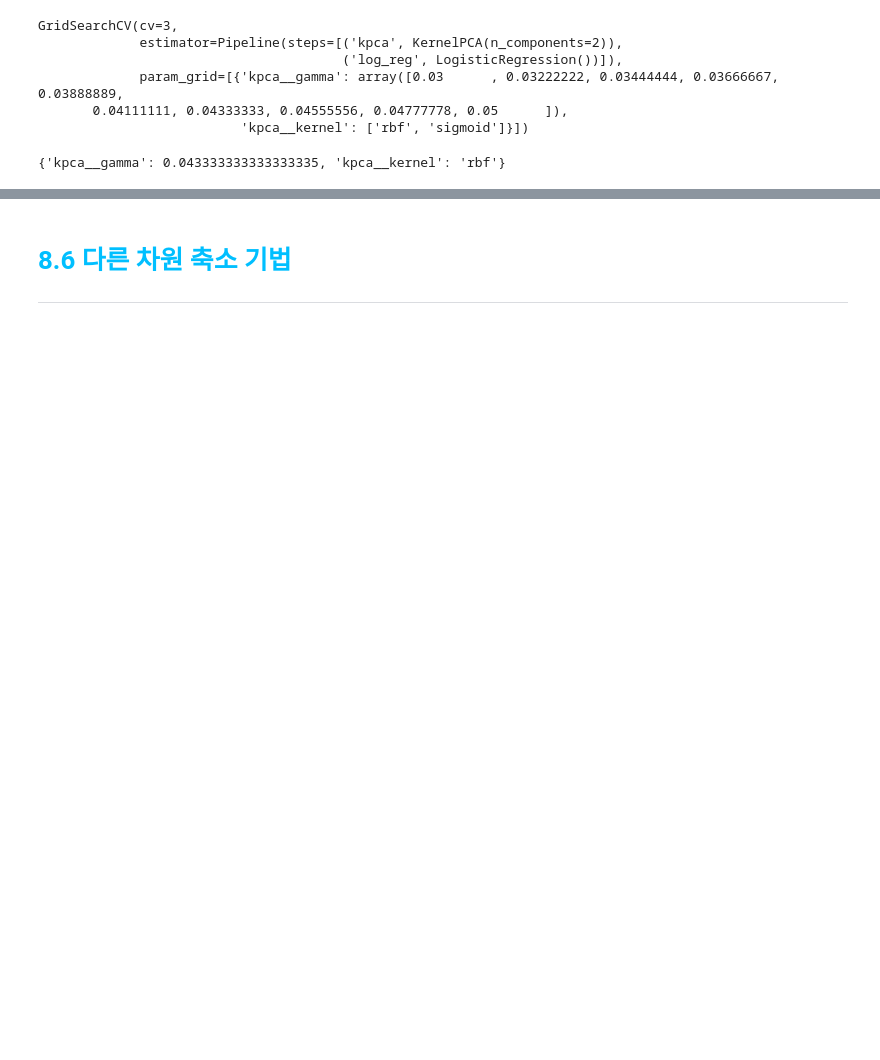
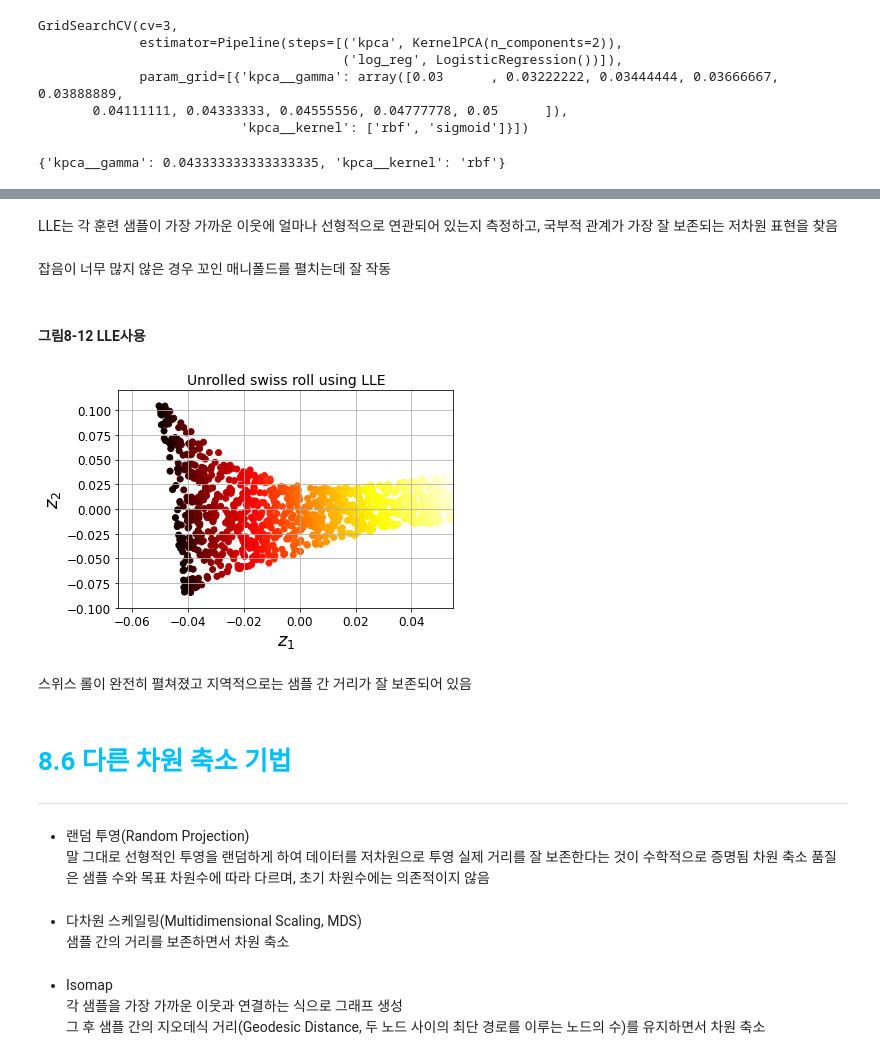
Before and after one commit to hyerim02/Hands-on, a Jupyter notebook: 1-8 차원축소/1-8 차원축소-블로그용-3.ipynb, the cells around one changed output, grey strips where cells are left out. Cells and saved outputs as stored; diff of their text form; code cells hidden in the pictures; blank space fills up the shorter version.

```diff
--- a/1-8 차원축소/1-8 차원축소-블로그용-3.ipynb
+++ b/1-8 차원축소/1-8 차원축소-블로그용-3.ipynb
@@ -94,3 +113,39 @@ mean_squared_error(X, X_preimage)
+# %% [markdown]
+LLE는 각 훈련 샘플이 가장 가까운 이웃에 얼마나 선형적으로 연관되어 있는지 측정하고, 국부적 관계가 가장 잘 보존되는 저차원 표현을 찾음
+# %% [markdown]
+잡음이 너무 많지 않은 경우 꼬인 매니폴드를 펼치는데 잘 작동
+# %%
+X, t = make_swiss_roll(n_samples=1000, noise=0.2, random_state=41)
+# %%
+from sklearn.manifold import LocallyLinearEmbedding
+
+lle = LocallyLinearEmbedding(n_components=2, n_neighbors=10, random_state=42)
+X_reduced = lle.fit_transform(X)
+# %% [markdown]
+#### 그림8-12 LLE사용
+# %%
+plt.title("Unrolled swiss roll using LLE", fontsize=14)
+plt.scatter(X_reduced[:, 0], X_reduced[:, 1], c=t, cmap=plt.cm.hot)
+plt.xlabel("$z_1$", fontsize=18)
+plt.ylabel("$z_2$", fontsize=18)
+plt.axis([-0.065, 0.055, -0.1, 0.12])
+plt.grid(True)
+# %% [output]
+[figure, added]
+# %% [markdown]
+스위스 롤이 완전히 펼쳐졌고 지역적으로는 샘플 간 거리가 잘 보존되어 있음
 # %% [markdown]
 # <span style="color:deepskyblue">8.6 다른 차원 축소 기법 </span>
 ---
+# %% [markdown]
+- 랜덤 투영(Random Projection)
+말 그대로 선형적인 투영을 랜덤하게 하여 데이터를 저차원으로 투영
+실제 거리를 잘 보존한다는 것이 수학적으로 증명됨
+차원 축소 품질은 샘플 수와 목표 차원수에 따라 다르며, 초기 차원수에는 의존적이지 않음
+# %% [markdown]
+- 다차원 스케일링(Multidimensional Scaling, MDS)
+샘플 간의 거리를 보존하면서 차원 축소
+# %% [markdown]
+- Isomap
+각 샘플을 가장 가까운 이웃과 연결하는 식으로 그래프 생성
+그 후 샘플 간의 지오데식 거리(Geodesic Distance, 두 노드 사이의 최단 경로를 이루는 노드의 수)를 유지하면서 차원 축소
```
Also changed, not shown: parts of 12 cells of this notebook.
